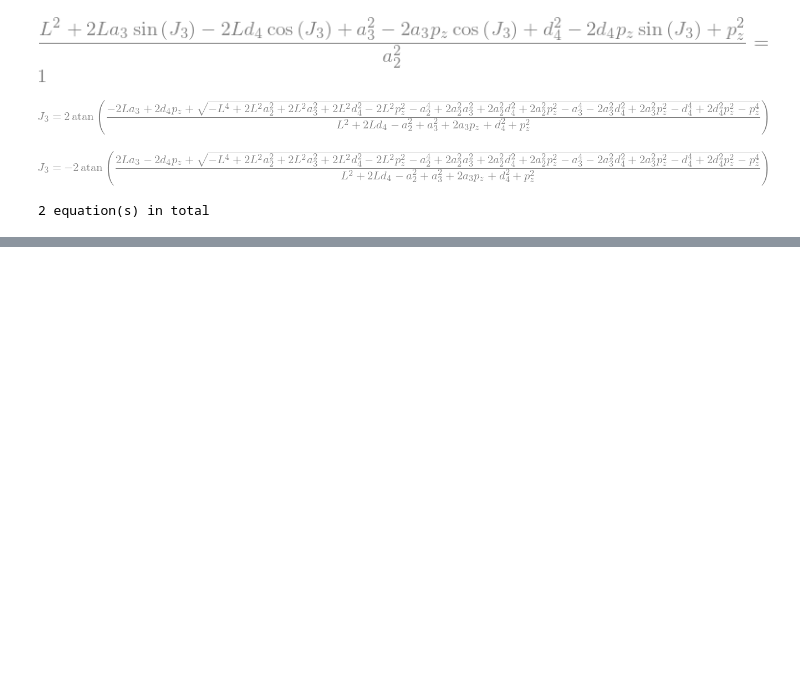
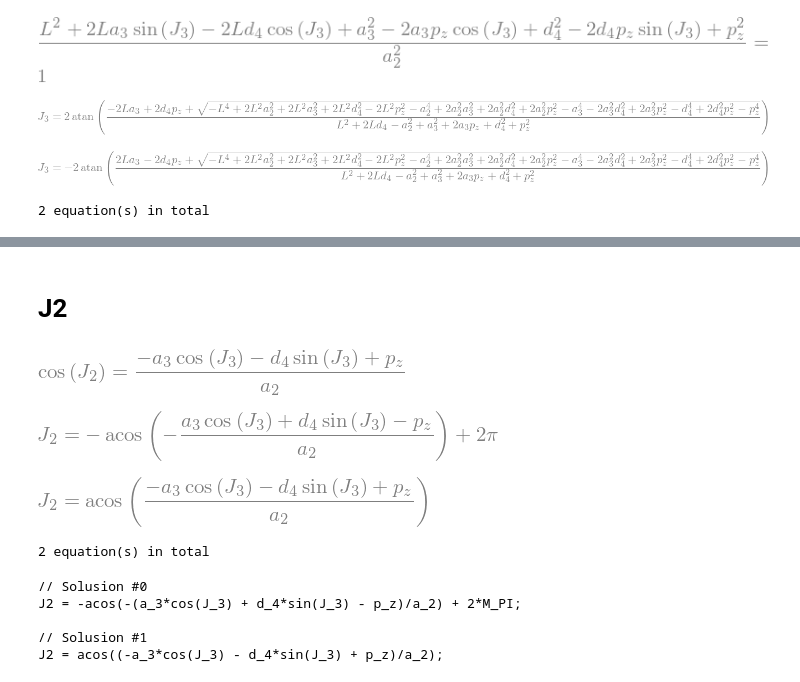
Before and after one commit to maeda-lab/Scaledown, a Jupyter notebook: miyamoto/FK_IK_furukawa.ipynb, the cells around one changed output, grey strips where cells are left out. Saved outputs shown, nothing was run; the diff lists cells and outputs as text; code cells hidden in the pictures; blank space fills up the shorter version.

```diff
--- a/miyamoto/FK_IK_furukawa.ipynb
+++ b/miyamoto/FK_IK_furukawa.ipynb
@@ -449,0 +400,23 @@ A456
+# %% [markdown]
+# J2
+# %%
+# 次に，J2について解く．C(J2)について，CJ2として得られているからこれらの方程式から以下を得る．
+eq = sym.Eq(C(J_2), CJ2)
+display(eq)
+sol_J2 = obs(eq, J_2)
+# %% [output]
+[figure, added]
+[figure, added]
+[figure, added]
+2 equation(s) in total
+# %%
+# J2 に対するCソースを得る
+for ii in range(len(sol_J3)):
+    code = sym.ccode(sol_J2[ii], assign_to=('J2'), standard='C89')
+    print("// Solusion #"+ str(ii) +"\n"  + code + "\n")
+# %% [output]
+// Solusion #0
+J2 = -acos(-(a_3*cos(J_3) + d_4*sin(J_3) - p_z)/a_2) + 2*M_PI;
+
+// Solusion #1
+J2 = acos((-a_3*cos(J_3) - d_4*sin(J_3) + p_z)/a_2);
```
Also changed, not shown: parts of 32 cells of this notebook, 2 other files.
